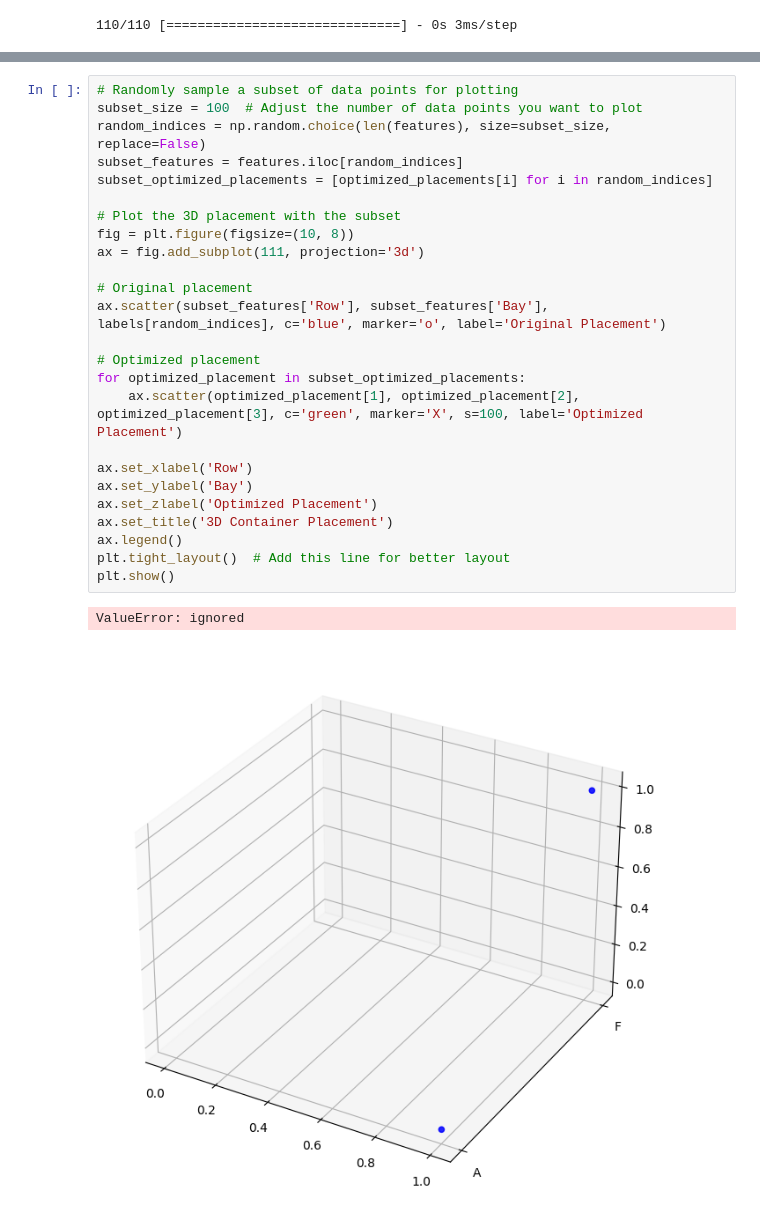
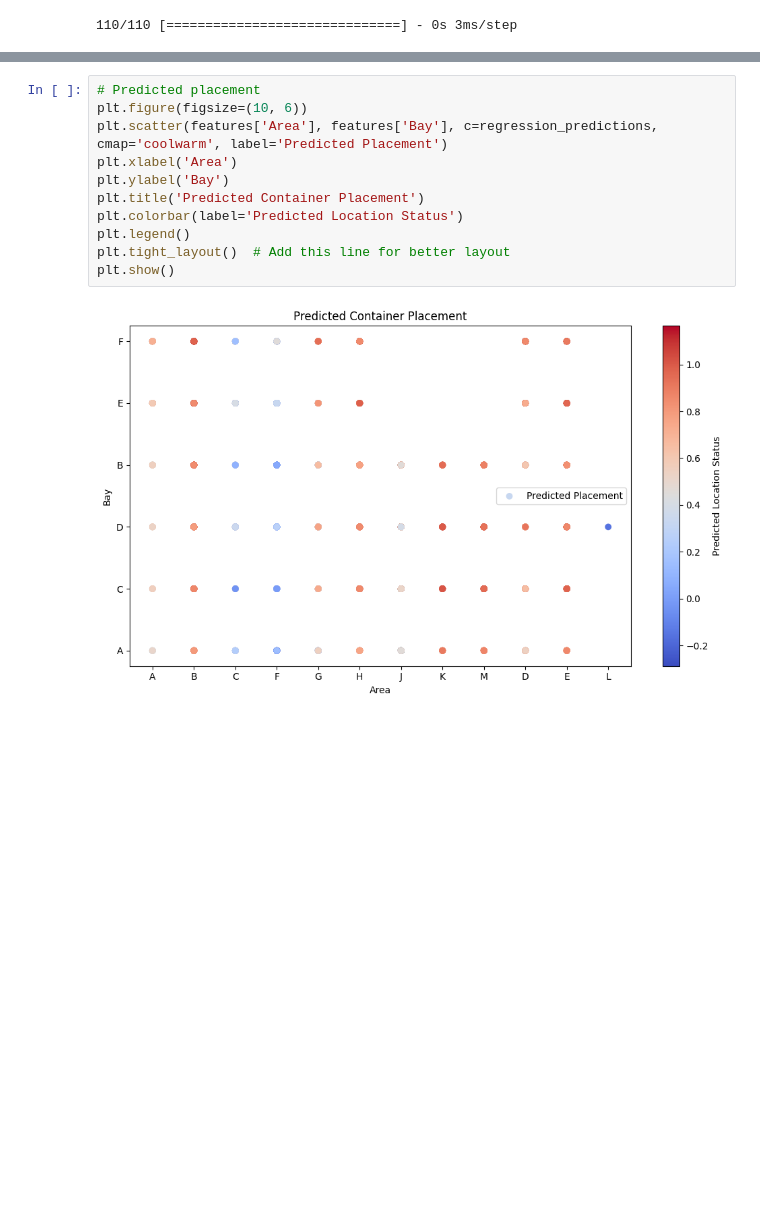
Before and after one commit to Jaivik-Jariwala/Yard_managment_ai, a Jupyter notebook: Container_Placement.ipynb, the cells around one changed output, grey strips where cells are left out. Cells and saved outputs as stored; diff of their text form; blank space fills up the shorter version.

```diff
--- a/Container_Placement.ipynb
+++ b/Container_Placement.ipynb
@@ -175,28 +170,13 @@ plt.show()
-# %%
-# Randomly sample a subset of data points for plotting
-subset_size = 100  # Adjust the number of data points you want to plot
-random_indices = np.random.choice(len(features), size=subset_size, replace=False)
-subset_features = features.iloc[random_indices]
-subset_optimized_placements = [optimized_placements[i] for i in random_indices]
-
-# Plot the 3D placement with the subset
-fig = plt.figure(figsize=(10, 8))
-ax = fig.add_subplot(111, projection='3d')
-
-# Original placement
-ax.scatter(subset_features['Row'], subset_features['Bay'], labels[random_indices], c='blue', marker='o', label='Original Placement')
-
-# Optimized placement
-for optimized_placement in subset_optimized_placements:
-    ax.scatter(optimized_placement[1], optimized_placement[2], optimized_placement[3], c='green', marker='X', s=100, label='Optimized Placement')
-
-ax.set_xlabel('Row')
-ax.set_ylabel('Bay')
-ax.set_zlabel('Optimized Placement')
-ax.set_title('3D Container Placement')
-ax.legend()
-plt.tight_layout()  # Add this line for better layout
-plt.show()
-# %% [output]
-ValueError: ignored
-[figure, removed]
+# %%
+# Predicted placement
+plt.figure(figsize=(10, 6))
+plt.scatter(features['Area'], features['Bay'], c=regression_predictions, cmap='coolwarm', label='Predicted Placement')
+plt.xlabel('Area')
+plt.ylabel('Bay')
+plt.title('Predicted Container Placement')
+plt.colorbar(label='Predicted Location Status')
+plt.legend()
+plt.tight_layout()  # Add this line for better layout
+plt.show()
+# %% [output]
+[figure, added]
```
Also changed, not shown: parts of 13 cells of this notebook.
